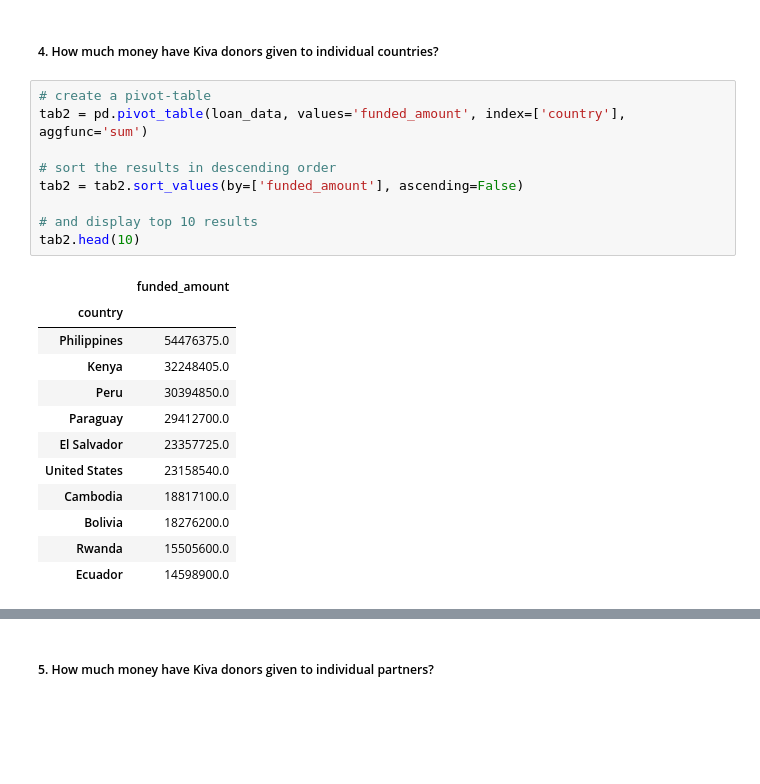
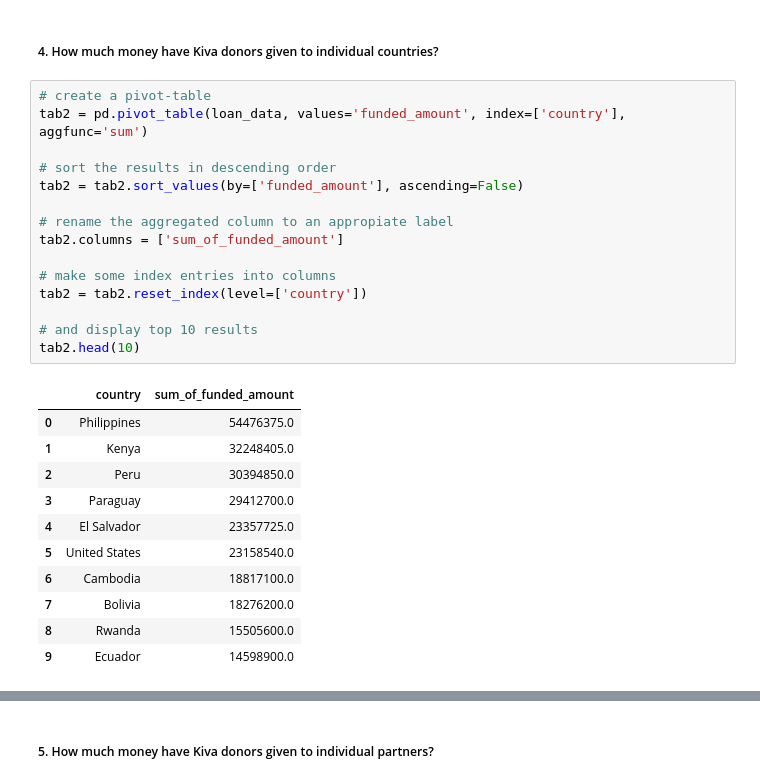
Before and after one commit to masterpython4ds/assignment-1-CeeThinwa, a Jupyter notebook: KIVA Analysis.ipynb, the cells around one changed output, grey strips where cells are left out. Drawn from its saved outputs; the diff is of its cells as text; blank space fills up the shorter version.

```diff
--- a/KIVA Analysis.ipynb
+++ b/KIVA Analysis.ipynb
@@ -355,24 +356,29 @@ Name: funded_amount, dtype: float64
 # %%
 # create a pivot-table
 tab2 = pd.pivot_table(loan_data, values='funded_amount', index=['country'], aggfunc='sum')
 
 # sort the results in descending order
 tab2 = tab2.sort_values(by=['funded_amount'], ascending=False)
 
+# rename the aggregated column to an appropiate label
+tab2.columns = ['sum_of_funded_amount']
+
+# make some index entries into columns
+tab2 = tab2.reset_index(level=['country'])
+
 # and display top 10 results
 tab2.head(10)
 # %% [output]
-|  | funded_amount |
-| country |  |
-| Philippines | 54476375.0 |
-| Kenya | 32248405.0 |
-| Peru | 30394850.0 |
-| Paraguay | 29412700.0 |
-| El Salvador | 23357725.0 |
-| United States | 23158540.0 |
-| Cambodia | 18817100.0 |
-| Bolivia | 18276200.0 |
-| Rwanda | 15505600.0 |
-| Ecuador | 14598900.0 |
+|  | country | sum_of_funded_amount |
+| 0 | Philippines | 54476375.0 |
+| 1 | Kenya | 32248405.0 |
+| 2 | Peru | 30394850.0 |
+| 3 | Paraguay | 29412700.0 |
+| 4 | El Salvador | 23357725.0 |
+| 5 | United States | 23158540.0 |
+| 6 | Cambodia | 18817100.0 |
+| 7 | Bolivia | 18276200.0 |
+| 8 | Rwanda | 15505600.0 |
+| 9 | Ecuador | 14598900.0 |
 # %%
 # abbreviate the numbers into millions
```
Also changed, not shown: parts of 14 cells of this notebook.
